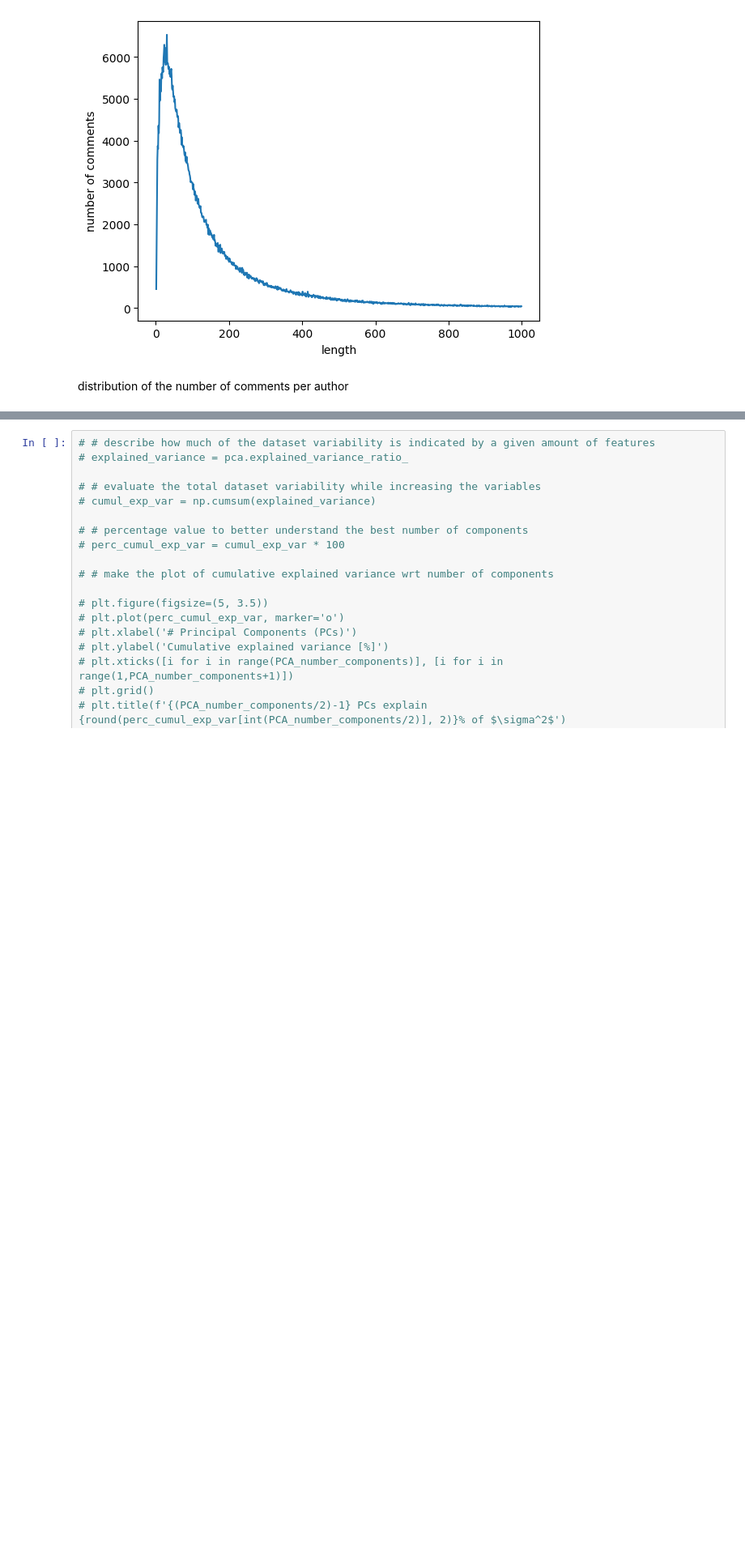
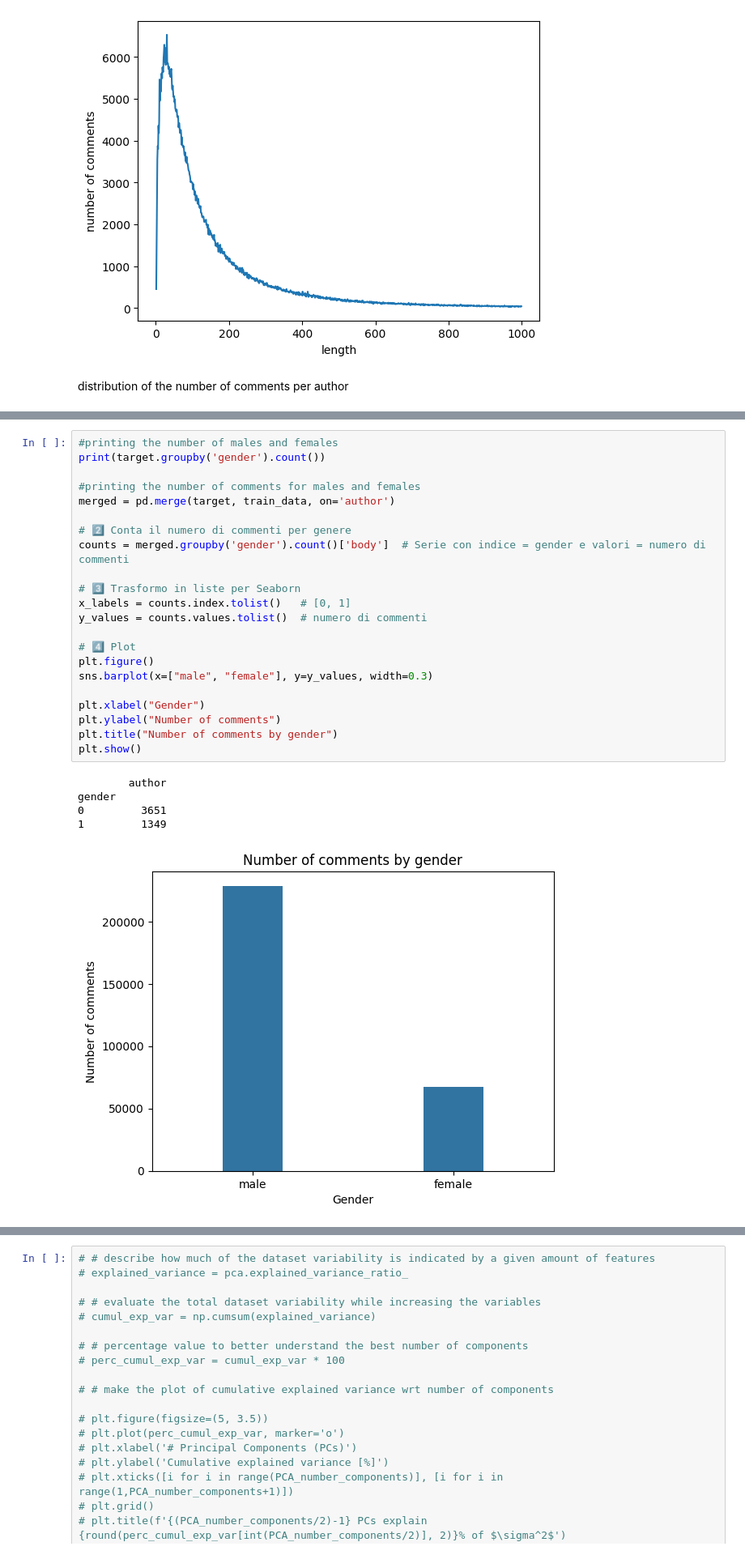
Before and after one commit to PettinatoGiacomo/ML4N-reddit, a Jupyter notebook: pre-processing.ipynb, the cells around one changed output, grey strips where cells are left out. Shown at 81% size. Cells and saved outputs as stored; diff of their text form; blank space fills up the shorter version.

```diff
--- a/pre-processing.ipynb
+++ b/pre-processing.ipynb
@@ -417,0 +166,28 @@ df_final.to_csv("X_reduced_with_labels.csv", index=False)
+# %%
+#printing the number of males and females
+print(target.groupby('gender').count())
+
+#printing the number of comments for males and females
+merged = pd.merge(target, train_data, on='author')
+
+# 2️⃣ Conta il numero di commenti per genere
+counts = merged.groupby('gender').count()['body']  # Serie con indice = gender e valori = numero di commenti
+
+# 3️⃣ Trasformo in liste per Seaborn
+x_labels = counts.index.tolist()   # [0, 1]
+y_values = counts.values.tolist()  # numero di commenti
+
+# 4️⃣ Plot
+plt.figure()
+sns.barplot(x=["male", "female"], y=y_values, width=0.3)
+
+plt.xlabel("Gender")
+plt.ylabel("Number of comments")
+plt.title("Number of comments by gender")
+plt.show()
+# %% [output]
+        author
+gender
+0         3651
+1         1349
+[figure, added]
```
Also changed, not shown: parts of 60 cells of this notebook.
